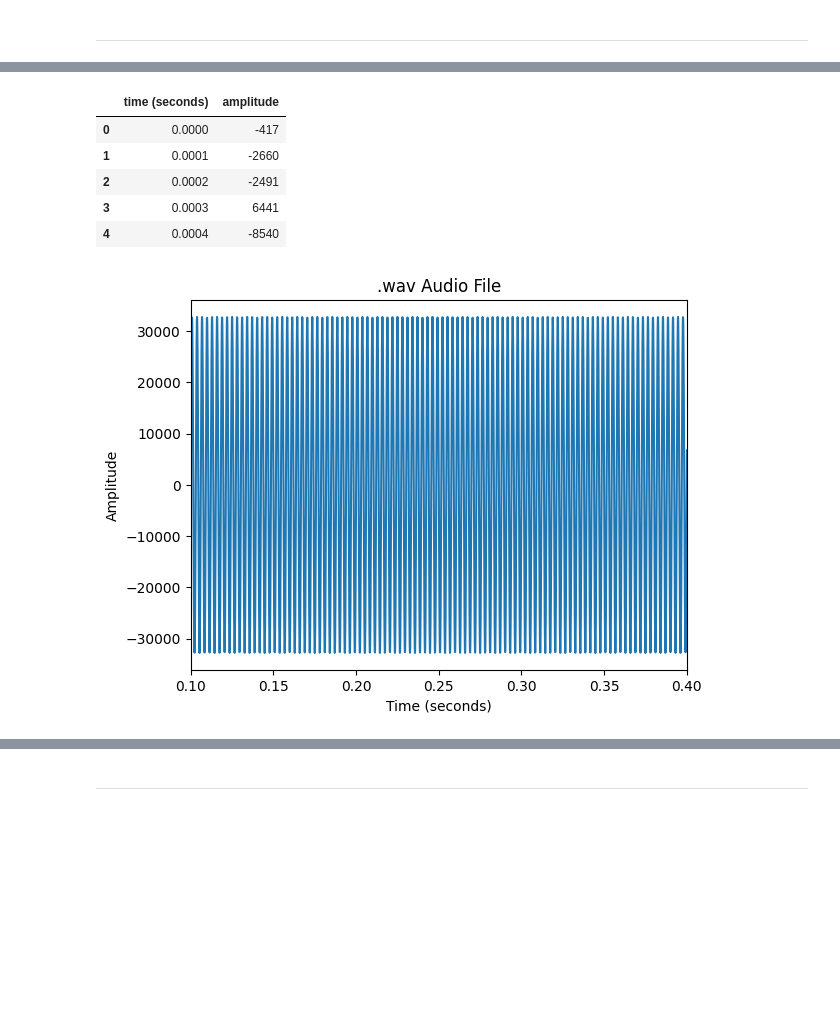
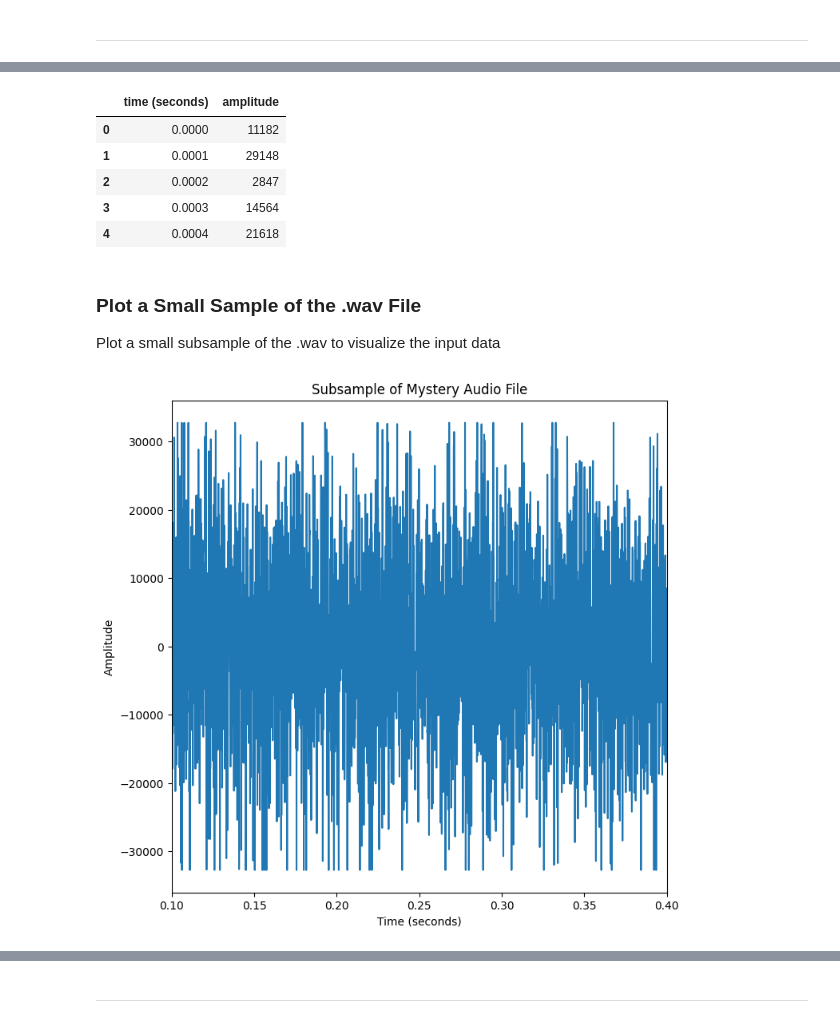
Before and after one commit to ProjectPythia/wavelet-cookbook, a Jupyter notebook: notebooks/example-workflows/spy-keypad.ipynb, the cells around one changed output, grey strips where cells are left out. Saved outputs shown, nothing was run; the diff lists cells and outputs as text; code cells hidden in the pictures; blank space fills up the shorter version.

```diff
--- a/notebooks/example-workflows/spy-keypad.ipynb
+++ b/notebooks/example-workflows/spy-keypad.ipynb
@@ -65,10 +47,5 @@ F note 350 hz
 # %%
-# Extract audio .wav file
-import scipy.io.wavfile
-sampleRate, signalData = scipy.io.wavfile.read('../data/jingle_bells.wav')
-
-# Amplitude determines the volume of thes ound
-# Frequency determines the chord
+sampleRate, signalData = wavfile.read('../data/mystery_signal.wav')
 
 duration = len(signalData) / sampleRate
 time = np.arange(0, duration, 1/sampleRate)
@@ -87,19 +68,22 @@ signal_df = pd.DataFrame({'time (seconds)': time, 'amplitude': signalData})
 signal_df.head()
 # %% [output]
 |  | time (seconds) | amplitude |
-| 0 | 0.0000 | -417 |
-| 1 | 0.0001 | -2660 |
-| 2 | 0.0002 | -2491 |
-| 3 | 0.0003 | 6441 |
-| 4 | 0.0004 | -8540 |
+| 0 | 0.0000 | 11182 |
+| 1 | 0.0001 | 29148 |
+| 2 | 0.0002 | 2847 |
+| 3 | 0.0003 | 14564 |
+| 4 | 0.0004 | 21618 |
+# %% [markdown]
+### Plot a Small Sample of the .wav File
+
+Plot a small subsample of the .wav to visualize the input data
 # %%
-# Plot .wav file
-fig, ax = plt.subplots()
+fig, ax = plt.subplots(figsize=(8, 8))
 fig = plt.plot(signal_df["time (seconds)"], signal_df["amplitude"])
-plt.title(".wav Audio File")
+plt.title("Subsample of Mystery Audio File")
 ax.set_xlim(signal_df["time (seconds)"][1000], signal_df["time (seconds)"][4000])
 plt.xlabel("Time (seconds)")
 plt.ylabel("Amplitude")
 plt.show()
 # %% [output]
-[figure, old version]
+[figure, new version]
```
Also changed, not shown: parts of 26 cells of this notebook, 2 other files.
